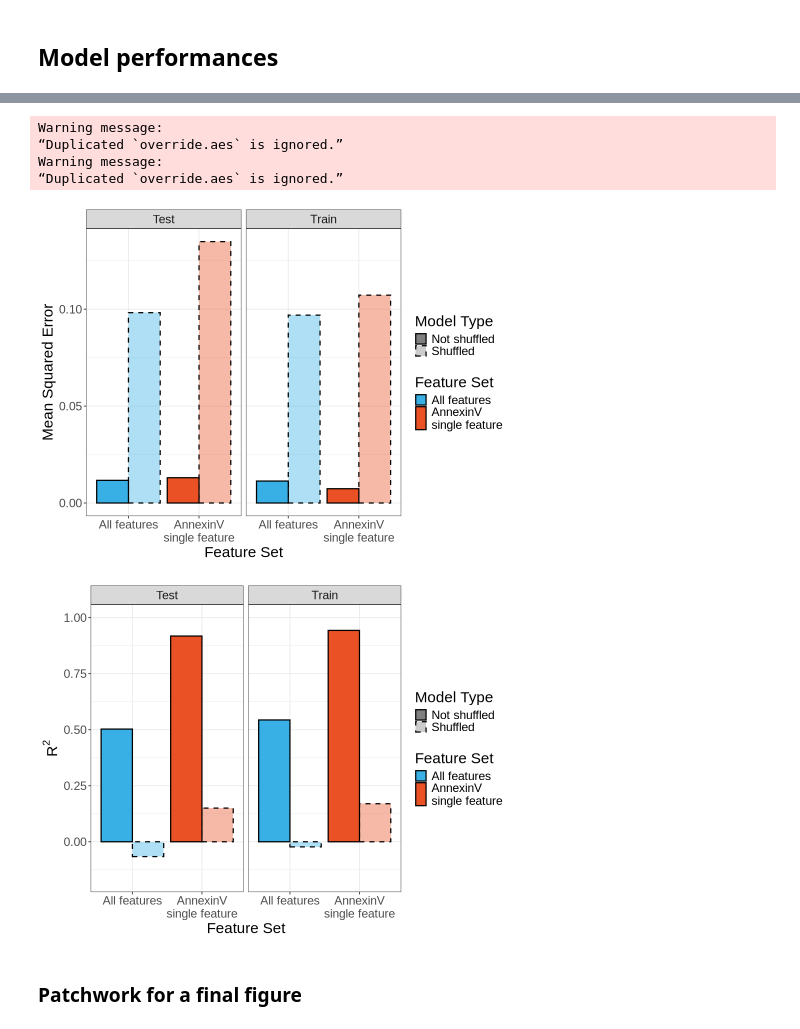
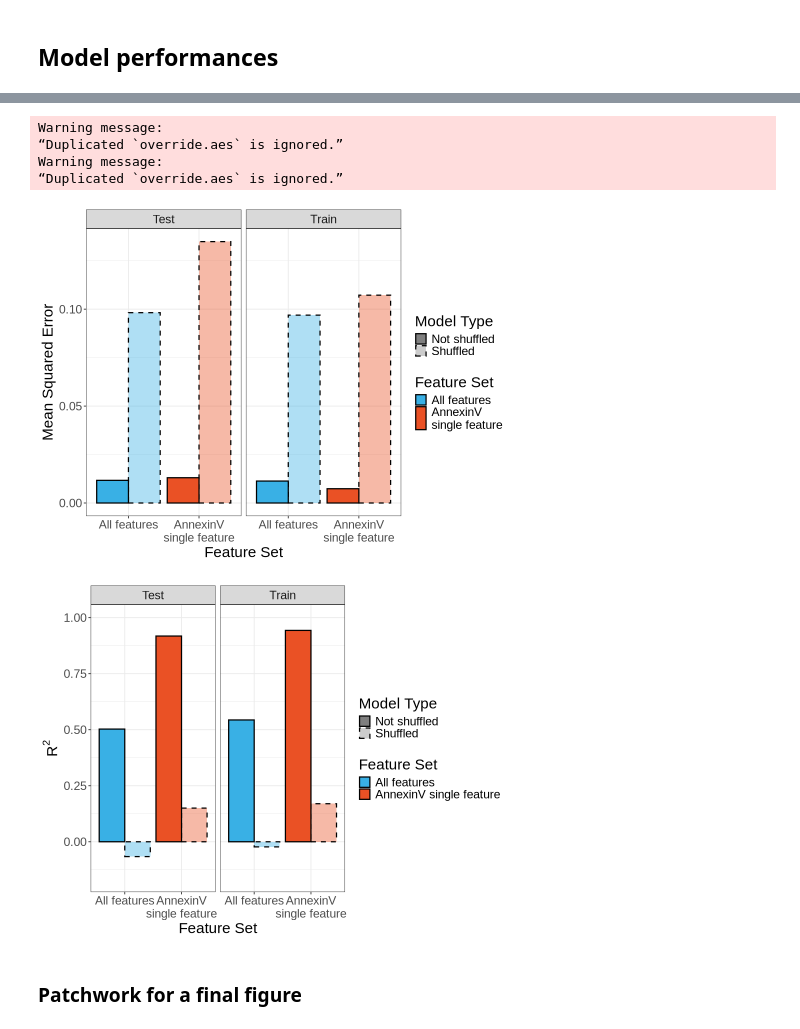
Before and after one commit to WayScience/live_cell_timelapse_apoptosis_analysis, a Jupyter notebook: 5.bulk_timelapse_model/notebooks/4.plot_results.ipynb, the cells around one changed output, grey strips where cells are left out. Cells and saved outputs as stored; diff of their text form; code cells hidden in the pictures.

Commit message:
udpate figure

```diff
--- a/5.bulk_timelapse_model/notebooks/4.plot_results.ipynb
+++ b/5.bulk_timelapse_model/notebooks/4.plot_results.ipynb
@@ -570,37 +570,68 @@ mse_plot <- (
 )
 mse_plot
 
+# r2_plot <- (
+#     ggplot(df, aes(x = feature, y = r2, fill = feature, alpha = shuffled, linetype = shuffled))
+#     + geom_bar(stat = "identity", position = position_dodge(), color = "black", linewidth = 0.7)
+#     + theme_bw()
+#     + labs(
+#         x = "Feature Set",
+#         y = expression(R^2)
+#     )
+#     + ylim(min(df$r2) - 0.1, 1)
+#     + theme(
+#         text = element_text(size = 18),
+#         legend.key.size = unit(1, "lines")
+#     )
+#     + scale_fill_manual(values = feature_colors, name = "Feature Set")
+#     + scale_alpha_manual(values = c("Not shuffled" = 1, "Shuffled" = 0.4), name = "Model Type")
+#     + scale_linetype_manual(values = c("Not shuffled" = "solid", "Shuffled" = "dashed"), name = "Model Type")
+#     + guides(
+#         fill = guide_legend(override.aes = list(alpha = 1, linetype = "solid")),
+#         alpha = guide_legend(override.aes = list(fill = "grey50")),
+#         linetype = guide_legend(override.aes = list(fill = "grey50"))
+#     )
+#     + facet_wrap(~data_split)
+# )
+# r2_plot
 r2_plot <- (
     ggplot(df, aes(x = feature, y = r2, fill = feature, alpha = shuffled, linetype = shuffled))
     + geom_bar(stat = "identity", position = position_dodge(), color = "black", linewidth = 0.7)
     + theme_bw()
     + labs(
         x = "Feature Set",
         y = expression(R^2)
     )
     + ylim(min(df$r2) - 0.1, 1)
     + theme(
         text = element_text(size = 18),
         legend.key.size = unit(1, "lines")
     )
-    + scale_fill_manual(values = feature_colors, name = "Feature Set")
+    + scale_fill_manual(
+        values = feature_colors,
+        name = "Feature Set",
+        labels = function(x) gsub("\n", " ", x)  # keep legend labels single-line
+      )
     + scale_alpha_manual(values = c("Not shuffled" = 1, "Shuffled" = 0.4), name = "Model Type")
     + scale_linetype_manual(values = c("Not shuffled" = "solid", "Shuffled" = "dashed"), name = "Model Type")
     + guides(
-        fill = guide_legend(override.aes = list(alpha = 1, linetype = "solid")),
+        fill = guide_legend(
+          override.aes = list(alpha = 1, linetype = "solid"),
+          keyheight = unit(1, "lines")   # forces key box to stay uniform height
+        ),
         alpha = guide_legend(override.aes = list(fill = "grey50")),
         linetype = guide_legend(override.aes = list(fill = "grey50"))
     )
     + facet_wrap(~data_split)
 )
 r2_plot
 # %% [output]
 Warning message:
 “Duplicated `override.aes` is ignored.”
 Warning message:
 “Duplicated `override.aes` is ignored.”
 [figure]
-[figure, old version]
+[figure, new version]
 # %% [markdown]
 ### Patchwork for a final figure
 # %%
```
Also changed, not shown: parts of 2 cells of this notebook, 2 other files.
